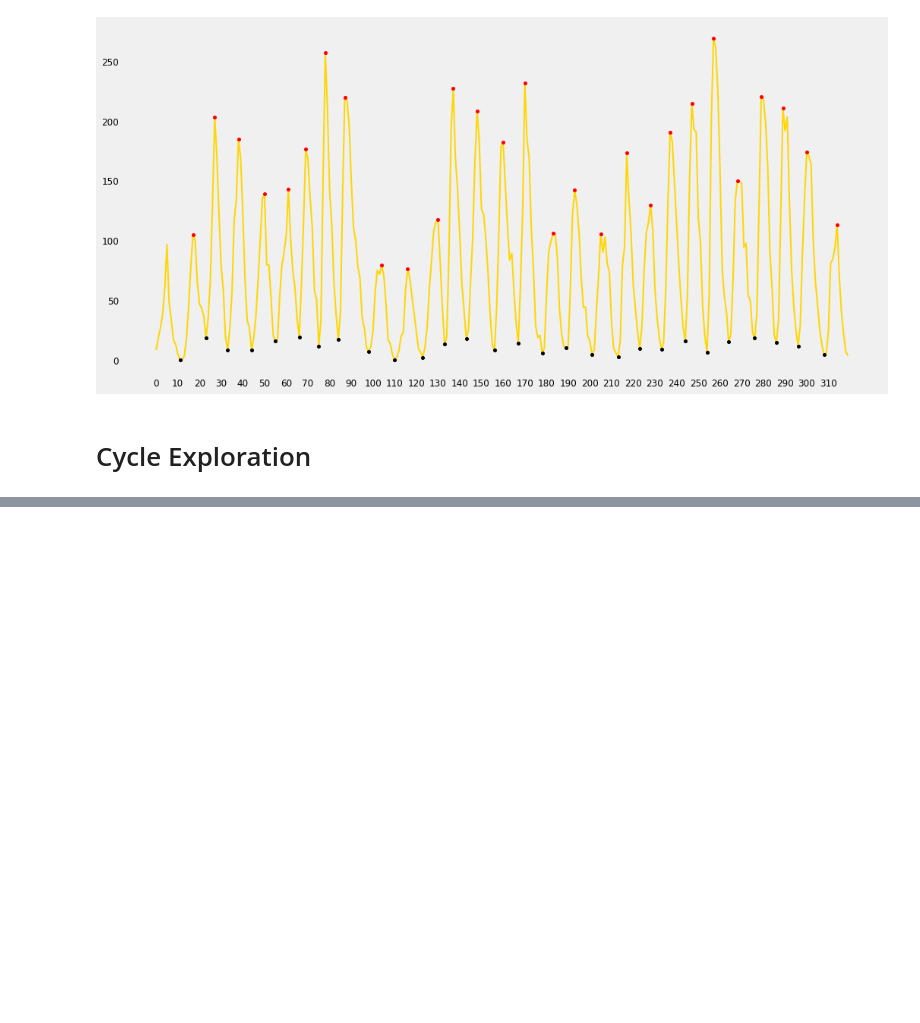
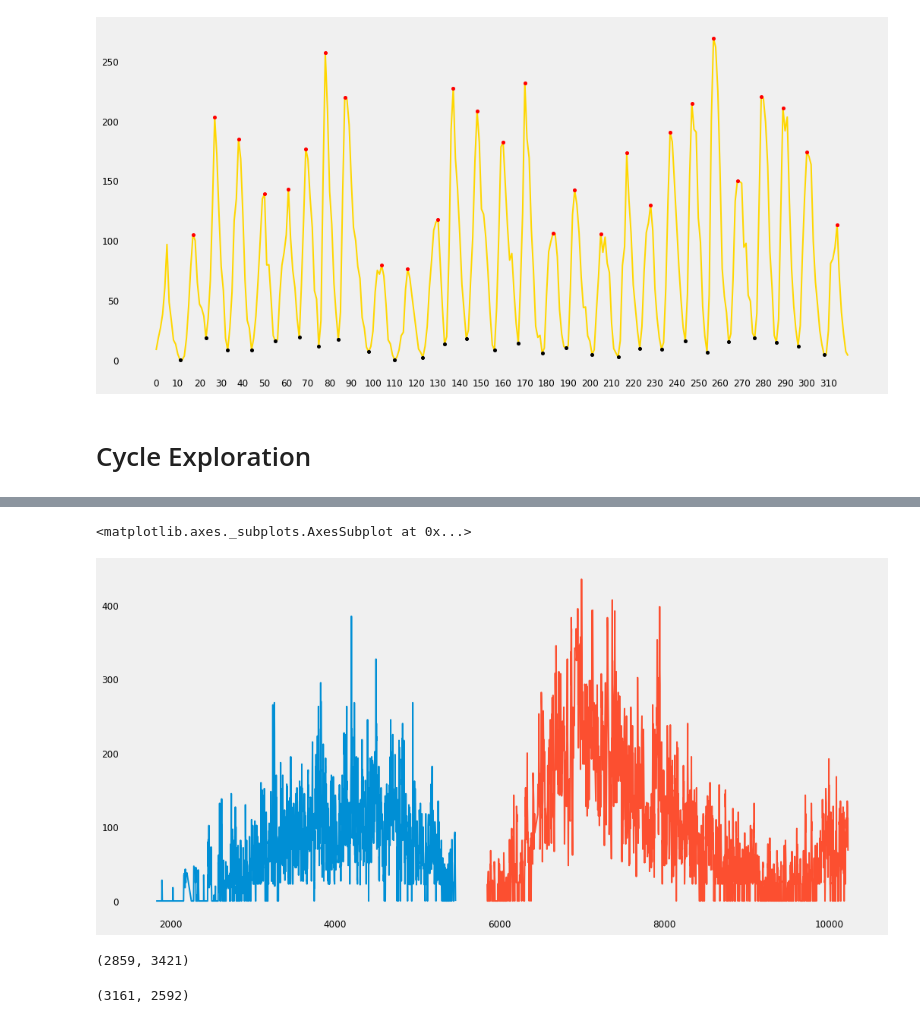
Before and after one commit to PieroPaialungaAI/AdvancedStatistics, a Jupyter notebook: Advanced Statistics.ipynb, the cells around one changed output, grey strips where cells are left out. Cells and saved outputs as stored; diff of their text form; code cells hidden in the pictures; blank space fills up the shorter version.

```diff
--- a/Advanced Statistics.ipynb
+++ b/Advanced Statistics.ipynb
@@ -444,0 +474,17 @@ PERC[RMSE.argmin()]
+# %%
+cicle_2=c_data[(c_data['Year']>=1834) & (c_data['Year']<=1834+11)]
+cicle_1=c_data[(c_data['Year']>=1823) & (c_data['Year']<=1834)][0:len(cicle_2)]
+# %%
+cicle_1.Sunspot.plot()
+cicle_2.Sunspot.plot()
+# %% [output]
+<matplotlib.axes._subplots.AxesSubplot at 0x...>
+[figure, added]
+# %%
+len(cicle_2),len(cicle_1)
+# %% [output]
+(2859, 3421)
+# %%
+len(cicle_1.Sunspot),len(cicle_2.Sunspot)
+# %% [output]
+(3161, 2592)
```
Also changed, not shown: parts of 31 cells of this notebook.
